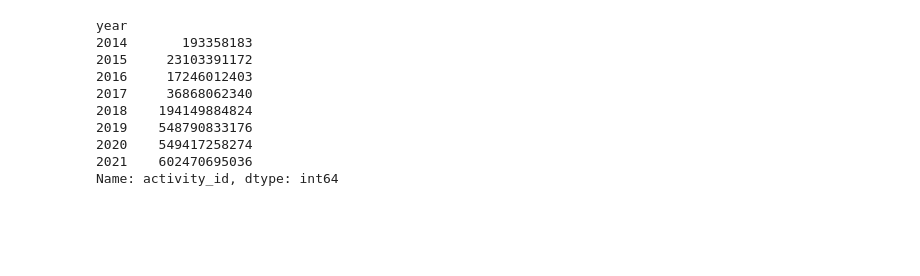
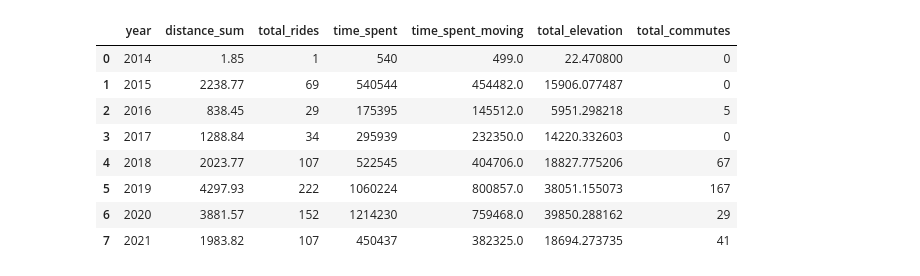
Before and after one commit to stephanieboyle/strava_project, a Jupyter notebook: strava_analysis.ipynb, the cells around one changed output. Cells and saved outputs as stored; diff of their text form; code cells hidden in the pictures; blank space fills up the shorter version.

Commit message:
year analysis

```diff
--- a/strava_analysis.ipynb
+++ b/strava_analysis.ipynb
@@ -82,13 +57,25 @@ df2.query("activity_type == 'Ride'").groupby('year')['distance'].agg(['sum','cou
-# %%
-df2.query("activity_type == 'Ride'").groupby('year')['activity_id'].agg('sum')
-# %% [output]
-year
-2014       193358183
-2015     23103391172
-2016     17246012403
-2017     36868062340
-2018    194149884824
-2019    548790833176
-2020    549417258274
-2021    602470695036
-Name: activity_id, dtype: int64
+# %%
+# total distance and number of rides each year  (focusing on rides as i dont really use the other options that much)
+year_data = (
+    df2
+    .query("activity_type == 'Ride'")
+    .groupby('year')
+    .agg(distance_sum = ('distance','sum'),
+         total_rides = ('activity_id', 'count'),
+         time_spent = ('elapsed_time', 'sum'),
+         time_spent_moving = ('moving_time', 'sum'),
+         total_elevation = ('elevation_gain', 'sum'),
+         total_commutes = ('commute', 'sum'))
+    .reset_index()
+)
+year_data
+# %% [output]
+|  | year | distance_sum | total_rides | time_spent | time_spent_moving | total_elevation | total_commutes |
+| 0 | 2014 | 1.85 | 1 | 540 | 499.0 | 22.470800 | 0 |
+| 1 | 2015 | 2238.77 | 69 | 540544 | 454482.0 | 15906.077487 | 0 |
+| 2 | 2016 | 838.45 | 29 | 175395 | 145512.0 | 5951.298218 | 5 |
+| 3 | 2017 | 1288.84 | 34 | 295939 | 232350.0 | 14220.332603 | 0 |
+| 4 | 2018 | 2023.77 | 107 | 522545 | 404706.0 | 18827.775206 | 67 |
+| 5 | 2019 | 4297.93 | 222 | 1060224 | 800857.0 | 38051.155073 | 167 |
+| 6 | 2020 | 3881.57 | 152 | 1214230 | 759468.0 | 39850.288162 | 29 |
+| 7 | 2021 | 1983.82 | 107 | 450437 | 382325.0 | 18694.273735 | 41 |
```
Also changed, not shown: parts of 8 cells of this notebook.
